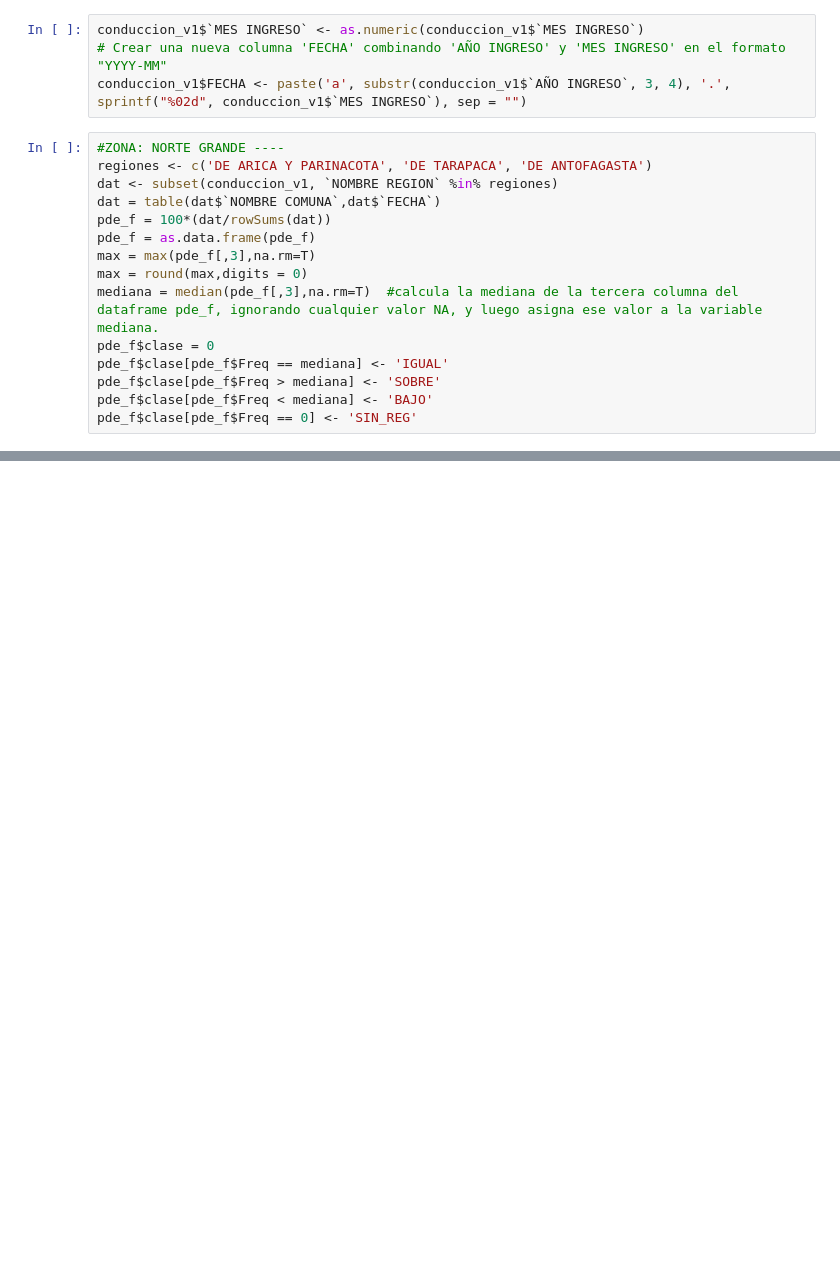
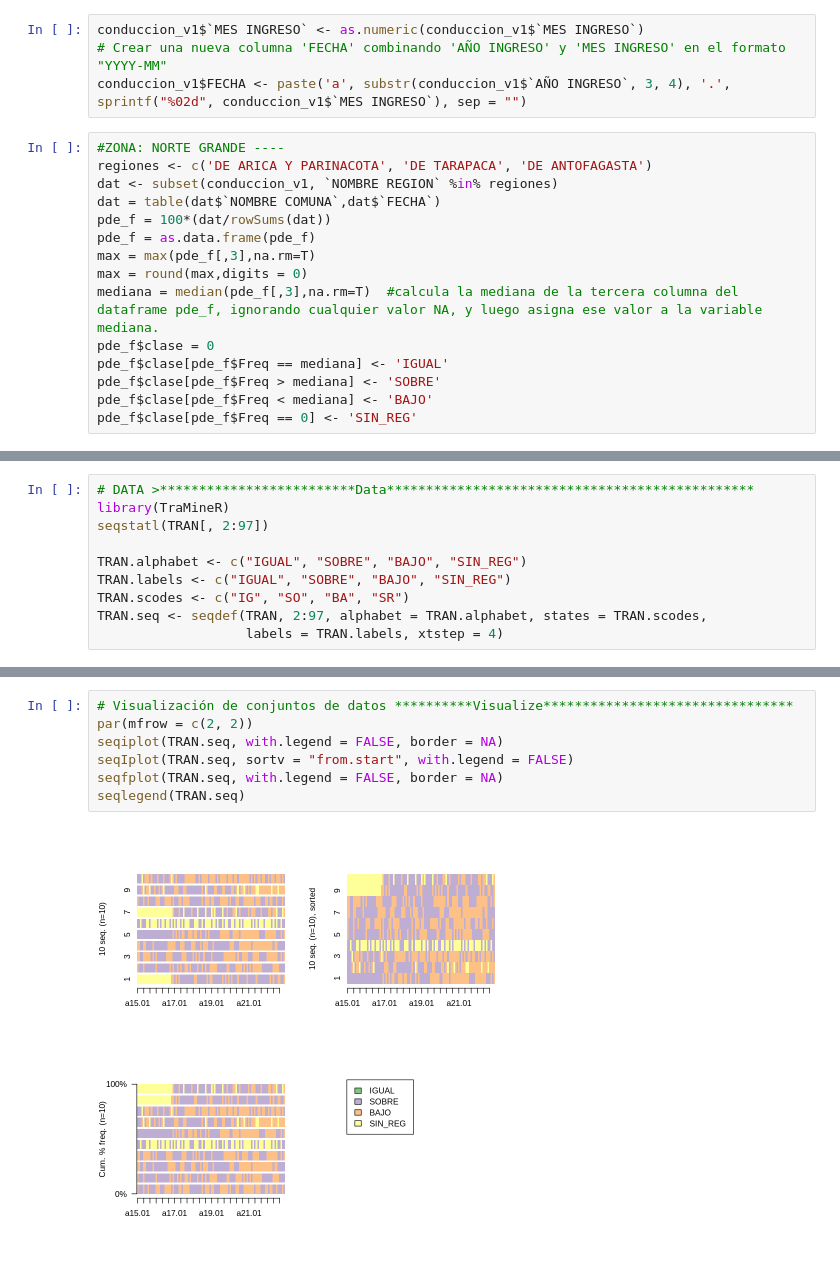
Before and after one commit to RodrigoEduard/TFMviu, a Jupyter notebook: RTraMineR_Norte_Grande.ipynb, the cells around one changed output, grey strips where cells are left out. Cells and saved outputs as stored; diff of their text form; blank space fills up the shorter version.

```diff
--- a/RTraMineR_Norte_Grande.ipynb
+++ b/RTraMineR_Norte_Grande.ipynb
@@ -41,0 +63,10 @@ TRAN <- as.data.frame(TRAN)
+# %%
+# DATA >*************************Data***********************************************
+library(TraMineR)
+seqstatl(TRAN[, 2:97])
+
+TRAN.alphabet <- c("IGUAL", "SOBRE", "BAJO", "SIN_REG")
+TRAN.labels <- c("IGUAL", "SOBRE", "BAJO", "SIN_REG")
+TRAN.scodes <- c("IG", "SO", "BA", "SR")
+TRAN.seq <- seqdef(TRAN, 2:97, alphabet = TRAN.alphabet, states = TRAN.scodes,
+                   labels = TRAN.labels, xtstep = 4)
@@ -41,0 +95,9 @@ TRAN <- as.data.frame(TRAN)
+# %%
+# Visualización de conjuntos de datos **********Visualize********************************
+par(mfrow = c(2, 2))
+seqiplot(TRAN.seq, with.legend = FALSE, border = NA)
+seqIplot(TRAN.seq, sortv = "from.start", with.legend = FALSE)
+seqfplot(TRAN.seq, with.legend = FALSE, border = NA)
+seqlegend(TRAN.seq)
+# %% [output]
+[figure, added]
```
Also changed, not shown: parts of 6 cells of this notebook.
